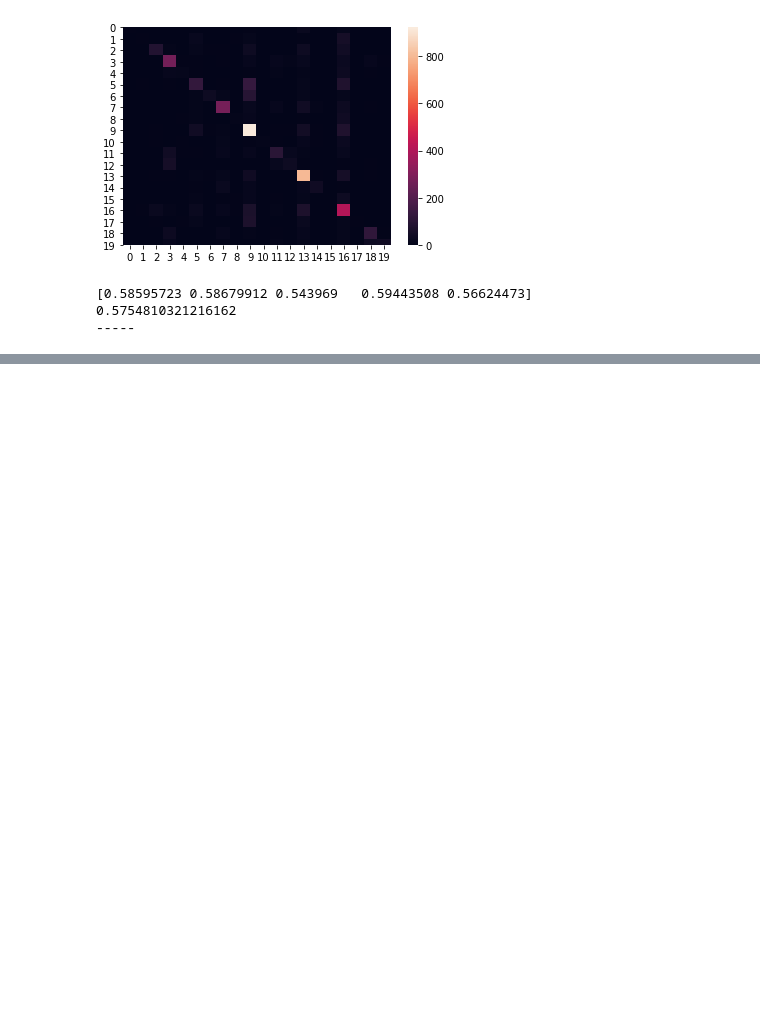
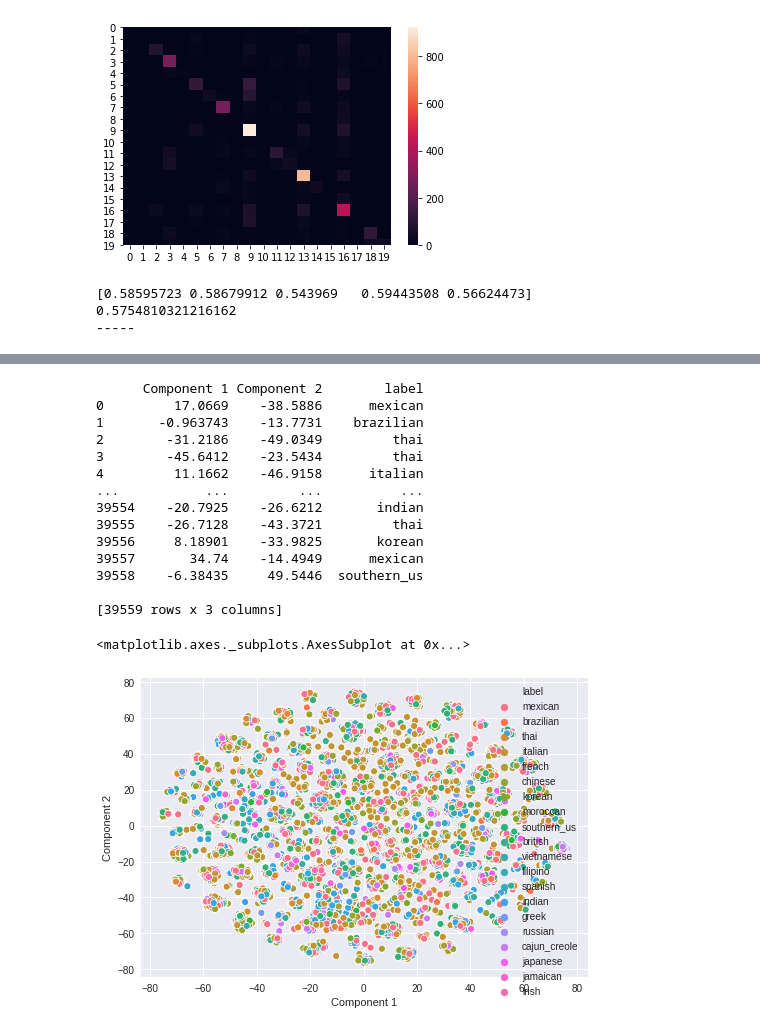
Before and after one commit to rahul13ramesh/cis520-dataset, a Jupyter notebook: CIS520_Project.ipynb, the cells around one changed output, grey strips where cells are left out. Drawn from its saved outputs; the diff is of its cells as text; code cells hidden in the pictures; blank space fills up the shorter version.

```diff
--- a/CIS520_Project.ipynb
+++ b/CIS520_Project.ipynb
@@ -932,0 +1100,26 @@ RFC Accuracy 0.5569598921469497
+# %%
+two_comp = np.array(tsne.fit_transform(train_rep))
+ind = list(range(len(two_comp)))
+np.random.shuffle(ind)
+subsetlabel = [processed_train_target[i] for i in ind]
+dat = pd.DataFrame([two_comp[ind, 0], two_comp[ind, 1], subsetlabel]).T
+dat.columns = ["Component 1", "Component 2", "label"]
+print(dat)
+sns.scatterplot(x="Component 1", y="Component 2", hue="label", data=dat)
+# %% [output]
+      Component 1 Component 2        label
+0         17.0669    -38.5886      mexican
+1       -0.963743    -13.7731    brazilian
+2        -31.2186    -49.0349         thai
+3        -45.6412    -23.5434         thai
+4         11.1662    -46.9158      italian
+...           ...         ...          ...
+39554    -20.7925    -26.6212       indian
+39555    -26.7128    -43.3721         thai
+39556     8.18901    -33.9825       korean
+39557       34.74    -14.4949      mexican
+39558    -6.38435     49.5446  southern_us
+
+[39559 rows x 3 columns]
+<matplotlib.axes._subplots.AxesSubplot at 0x...>
+[figure, added]
```
Also changed, not shown: parts of 25 cells of this notebook.
